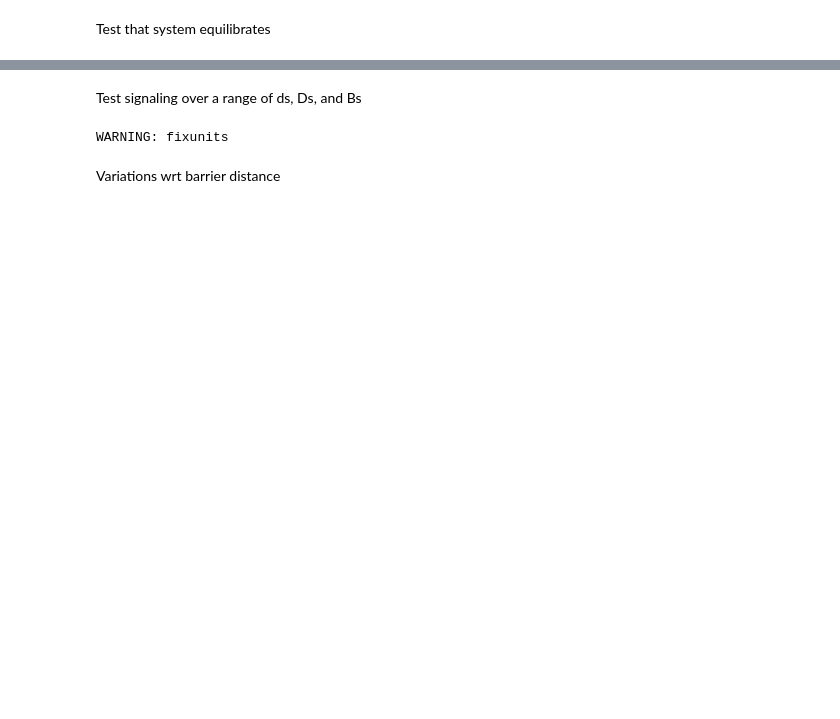
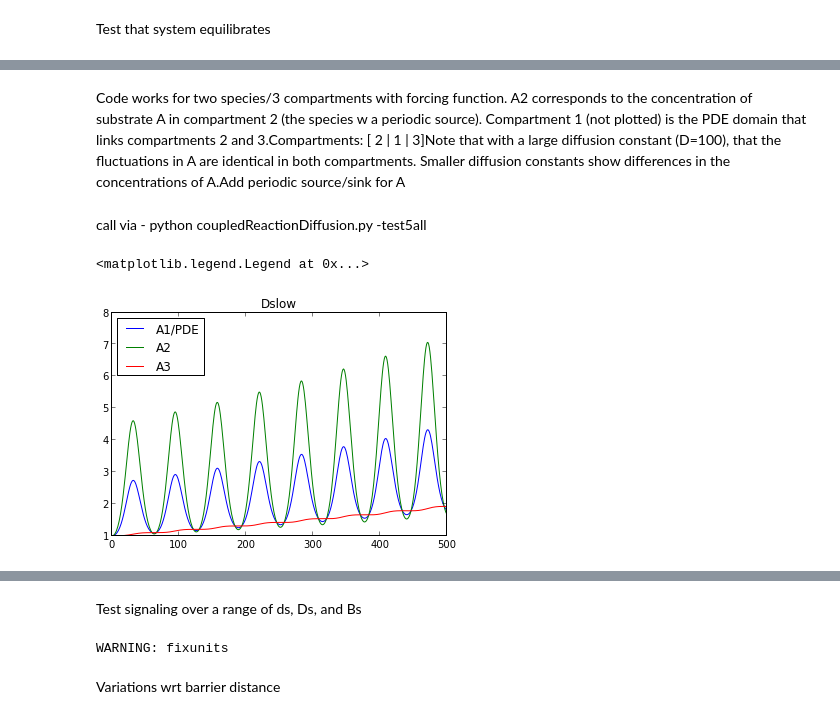
Before and after one commit to huskeypm/enzymekineticsacs, a Jupyter notebook: pdeode.ipynb, the cells around one changed output, grey strips where cells are left out. Saved outputs shown, nothing was run; the diff lists cells and outputs as text; code cells hidden in the pictures; blank space fills up the shorter version.

```diff
--- a/pdeode.ipynb
+++ b/pdeode.ipynb
@@ -42 +44,10 @@ amp = 0.05freq = 0.1steps=40dt = 1
+# %% [markdown]
+Code works for two species/3 compartments with forcing function. A2 corresponds to the concentration of substrate A in compartment 2 (the species w a periodic source). Compartment 1 (not plotted) is the PDE domain that links compartments 2 and 3.Compartments: [ 2 | 1 | 3]Note that with a large diffusion constant (D=100), that the fluctuations in A are identical in both compartments. Smaller diffusion constants show differences in the concentrations of A.Add periodic source/sink for A
+# %% [markdown]
+call via  - python coupledReactionDiffusion.py -test5all
+# %%
+pickleName ="Dslow.pkl"tsslow,concsslow = readpickle(pickleName)plt.title("Dslow")    plt.plot(tsslow,concsslow[:,0],label="A1/PDE")    plt.plot(tsslow,concsslow[:,2],label="A2")        plt.plot(tsslow,concsslow[:,4],label="A3")        plt.legend(loc=2)
+# %% [output]
+<matplotlib.legend.Legend at 0x...>
+[figure, added]
 # %%
```
Also changed, not shown: parts of 12 cells of this notebook, 1 other file.
